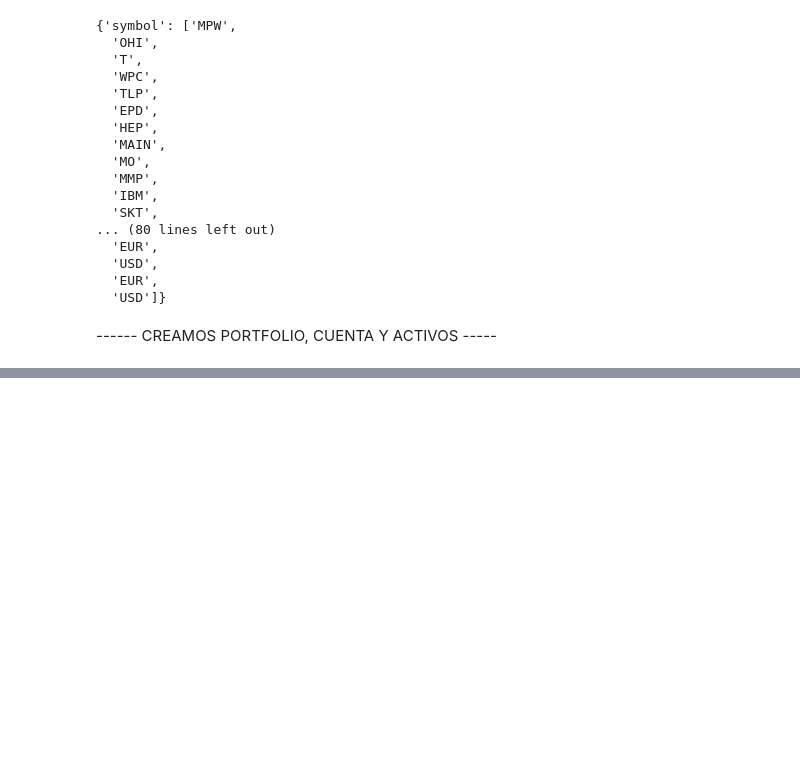
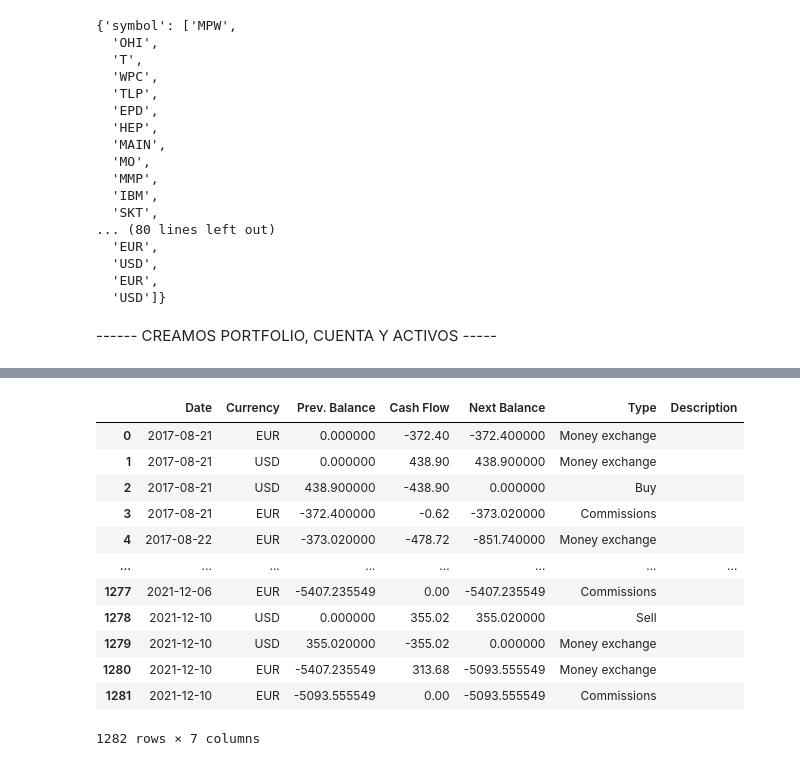
Before and after one commit to manuellopper/portfolioManagement, a Jupyter notebook: InsertData.ipynb, the cells around one changed output, grey strips where cells are left out. Saved outputs shown, nothing was run; the diff lists cells and outputs as text; code cells hidden in the pictures; blank space fills up the shorter version.

```diff
--- a/InsertData.ipynb
+++ b/InsertData.ipynb
@@ -217,0 +241,16 @@ Registrada con éxito
+# %%
+pf.account.get_list_of_records_dataframe()
+# %% [output]
+|  | Date | Currency | Prev. Balance | Cash Flow | Next Balance | Type | Description |
+| 0 | 2017-08-21 | EUR | 0.000000 | -372.40 | -372.400000 | Money exchange |  |
+| 1 | 2017-08-21 | USD | 0.000000 | 438.90 | 438.900000 | Money exchange |  |
+| 2 | 2017-08-21 | USD | 438.900000 | -438.90 | 0.000000 | Buy |  |
+| 3 | 2017-08-21 | EUR | -372.400000 | -0.62 | -373.020000 | Commissions |  |
+| 4 | 2017-08-22 | EUR | -373.020000 | -478.72 | -851.740000 | Money exchange |  |
+| ... | ... | ... | ... | ... | ... | ... | ... |
+| 1277 | 2021-12-06 | EUR | -5407.235549 | 0.00 | -5407.235549 | Commissions |  |
+| 1278 | 2021-12-10 | USD | 0.000000 | 355.02 | 355.020000 | Sell |  |
+| 1279 | 2021-12-10 | USD | 355.020000 | -355.02 | 0.000000 | Money exchange |  |
+| 1280 | 2021-12-10 | EUR | -5407.235549 | 313.68 | -5093.555549 | Money exchange |  |
+| 1281 | 2021-12-10 | EUR | -5093.555549 | 0.00 | -5093.555549 | Commissions |  |
+1282 rows × 7 columns
```
Also changed, not shown: parts of 4 cells of this notebook.
